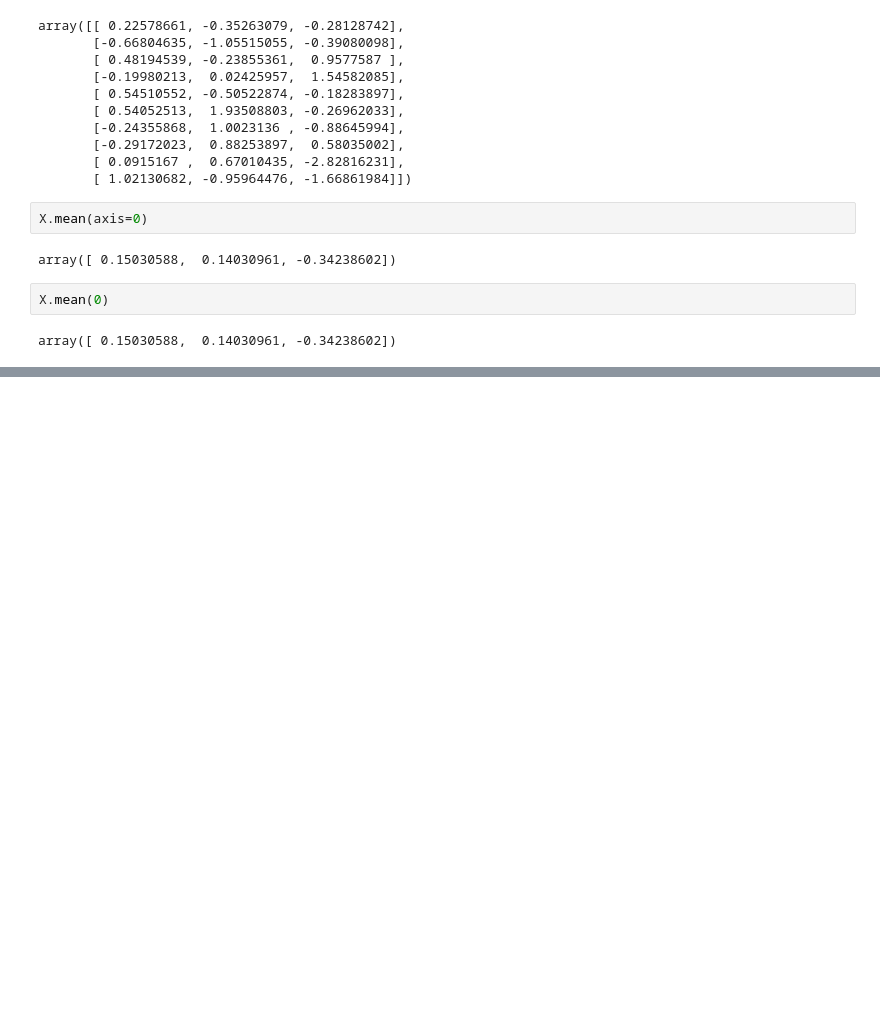
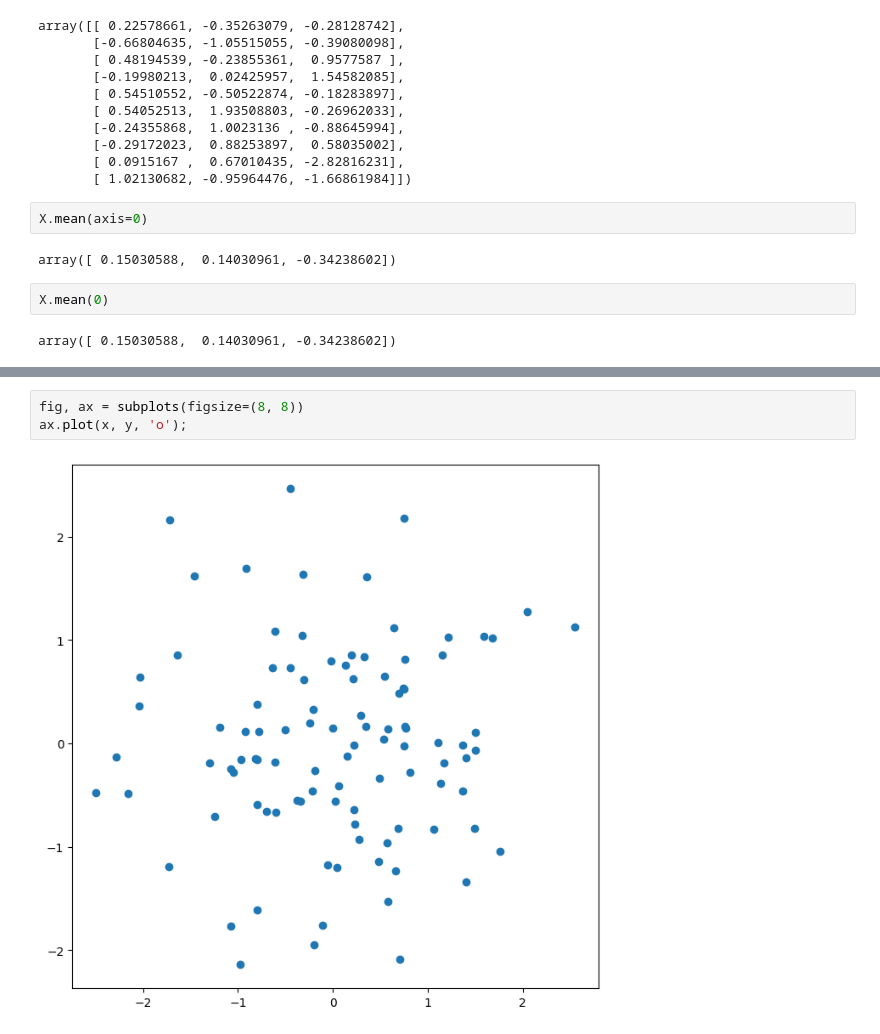
Before and after one commit to Adarsh0047/Introduction-to-Statistical-Learning-With-Python, a Jupyter notebook: Chapter_2_basics.ipynb, the cells around one changed output, grey strips where cells are left out. Drawn from its saved outputs; the diff is of its cells as text; blank space fills up the shorter version.

```diff
--- a/Chapter_2_basics.ipynb
+++ b/Chapter_2_basics.ipynb
@@ -235,0 +249,5 @@ array([ 0.15030588,  0.14030961, -0.34238602])
+# %%
+fig, ax = subplots(figsize=(8, 8))
+ax.plot(x, y, 'o');
+# %% [output]
+[figure, added]
```
Also changed, not shown: parts of 24 cells of this notebook.
